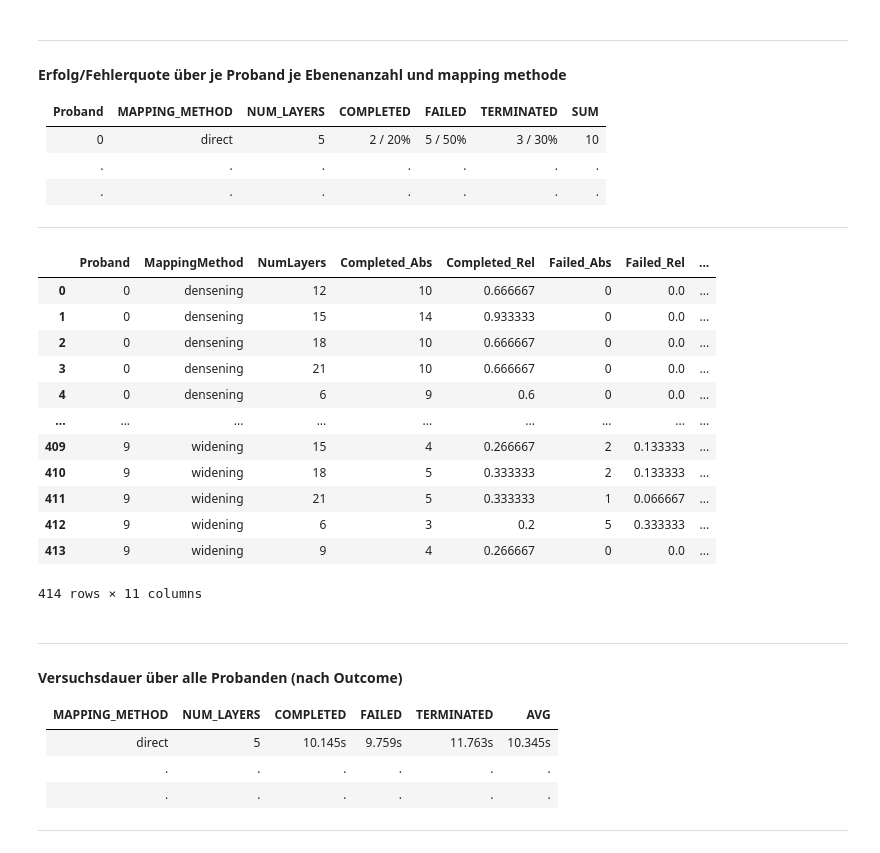
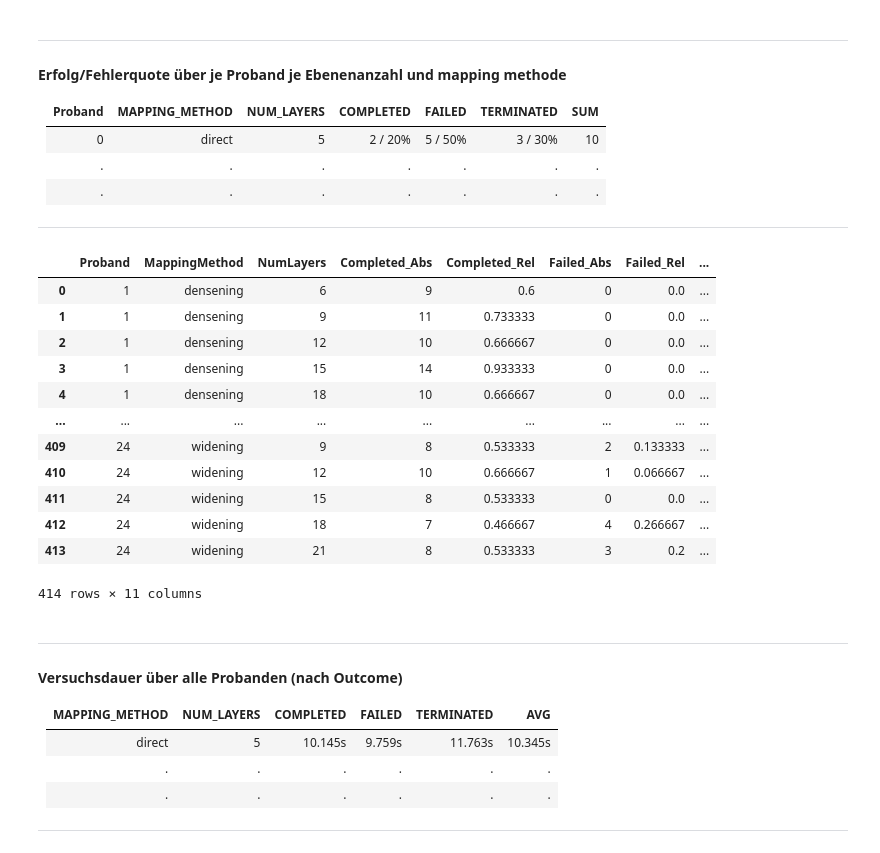
Before and after one commit to visualengineers/reflex-avi2022-results, a Jupyter notebook: code/zelasto study.ipynb, the cells around one changed output. Cells and saved outputs as stored; diff of their text form; code cells hidden in the pictures.

```diff
--- a/code/zelasto study.ipynb
+++ b/code/zelasto study.ipynb
@@ -548,7 +468,7 @@ Float64Index([12.221,    9.3, 11.357, 10.526,  9.006,  9.445, 12.669,   8.59,
 | .              | .         | .       | .          | .   |
 ---
 # %%
-df_resultStat = pd.read_csv('results.csv', sep=";", names = cn_result)
+df_resultStat = pd.read_csv('results.csv', sep=";")
 df_resultStat = df_resultStat.iloc[1: , :]
 
 cn_rates = ["NumLayers", "Completed_Abs", "Completed_Rel", "Failed_Abs", "Failed_Rel", "Terminated_Abs", "Terminated_Rel", "Sum"]
@@ -611,7 +531,7 @@ df_rates.to_csv(r'rates_global_layers.csv', sep= ";")
 | .           | .              | .         | .       | .          | .   |
 ---
 # %%
-df_resultStat = pd.read_csv('results.csv', sep=";", names = cn_result)
+df_resultStat = pd.read_csv('results.csv', sep=";")
 df_resultStat = df_resultStat.iloc[1: , :]
 
 cn_rates = ["Proband", "NumLayers", "Completed_Abs", "Completed_Rel", "Failed_Abs", "Failed_Rel", "Terminated_Abs", "Terminated_Rel", "Sum"]
@@ -681,7 +601,7 @@ df_rates.to_csv(r'rates_subject_layers.csv', sep= ";")
 | .              | .          | .         | .       | .          | .   |
 ---
 # %%
-df_resultStat = pd.read_csv('results.csv', sep=";", names = cn_result)
+df_resultStat = pd.read_csv('results.csv', sep=";")
 df_resultStat = df_resultStat.iloc[1: , :]
 
 cn_rates = ["MappingMethod", "NumLayers", "Completed_Abs", "Completed_Rel", "Failed_Abs", "Failed_Rel", "Terminated_Abs", "Terminated_Rel", "Sum"]
@@ -755,7 +675,7 @@ df_rates.to_csv(r'rates_global_mapping_layers.csv', sep= ";")
 | .       | .              | .          | .         | .       | .          | .   |
 ---
 # %%
-df_resultStat = pd.read_csv('results.csv', sep=";", names = cn_result)
+df_resultStat = pd.read_csv('results.csv', sep=";")
 df_resultStat = df_resultStat.iloc[1: , :]
 
 cn_rates = ["Proband", "MappingMethod", "NumLayers", "Completed_Abs", "Completed_Rel", "Failed_Abs", "Failed_Rel", "Terminated_Abs", "Terminated_Rel", "Sum"]
@@ -775,44 +695,44 @@ count = grouped["Result"].count()
 
 for index, value in count.items():
     rate = df_rates.loc[(df_rates["Proband"] == index[0]) & (df_rates["MappingMethod"] == index[1]) & (df_rates["NumLayers"] == index[2])]
     r_index = rate.index
 
     if index[3] == " COMPLETED":
         compl_sum = int(rate["Completed_Abs"]) + value;
         df_rates.iat[r_index[0], 3] = compl_sum
 
     if index[3] == " FAILED":
         fail_sum = int(rate["Failed_Abs"]) + value;
         df_rates.iat[r_index[0], 5] = fail_sum
 
     if index[3] == " TERMINATED":
         term_sum = int(rate["Terminated_Abs"]) + value;
         df_rates.iat[r_index[0], 7] = term_sum
 
 
 df_rates["Sum"] = df_rates["Completed_Abs"] + df_rates["Failed_Abs"] + df_rates["Terminated_Abs"]
 df_rates["Completed_Rel"] = df_rates["Completed_Abs"] / df_rates["Sum"]
 df_rates["Failed_Rel"] = df_rates["Failed_Abs"] / df_rates["Sum"]
 df_rates["Terminated_Rel"] = df_rates["Terminated_Abs"] / df_rates["Sum"]
 
 df_rates["Sum_Rel"] = df_rates["Completed_Rel"] + df_rates["Failed_Rel"] + df_rates["Terminated_Rel"]
 
 display(df_rates.sort_values(by=["Proband", "MappingMethod", "NumLayers"]))
 
 df_rates.to_csv(r'rates_subject_mapping_layers.csv', sep= ";")
 # %% [output]
 |  | Proband | MappingMethod | NumLayers | Completed_Abs | Completed_Rel | Failed_Abs | Failed_Rel | ... |
-| 0 | 0 | densening | 12 | 10 | 0.666667 | 0 | 0.0 | ... |
-| 1 | 0 | densening | 15 | 14 | 0.933333 | 0 | 0.0 | ... |
-| 2 | 0 | densening | 18 | 10 | 0.666667 | 0 | 0.0 | ... |
-| 3 | 0 | densening | 21 | 10 | 0.666667 | 0 | 0.0 | ... |
-| 4 | 0 | densening | 6 | 9 | 0.6 | 0 | 0.0 | ... |
+| 0 | 1 | densening | 6 | 9 | 0.6 | 0 | 0.0 | ... |
+| 1 | 1 | densening | 9 | 11 | 0.733333 | 0 | 0.0 | ... |
+| 2 | 1 | densening | 12 | 10 | 0.666667 | 0 | 0.0 | ... |
+| 3 | 1 | densening | 15 | 14 | 0.933333 | 0 | 0.0 | ... |
+| 4 | 1 | densening | 18 | 10 | 0.666667 | 0 | 0.0 | ... |
 | ... | ... | ... | ... | ... | ... | ... | ... | ... |
-| 409 | 9 | widening | 15 | 4 | 0.266667 | 2 | 0.133333 | ... |
-| 410 | 9 | widening | 18 | 5 | 0.333333 | 2 | 0.133333 | ... |
-| 411 | 9 | widening | 21 | 5 | 0.333333 | 1 | 0.066667 | ... |
-| 412 | 9 | widening | 6 | 3 | 0.2 | 5 | 0.333333 | ... |
-| 413 | 9 | widening | 9 | 4 | 0.266667 | 0 | 0.0 | ... |
+| 409 | 24 | widening | 9 | 8 | 0.533333 | 2 | 0.133333 | ... |
+| 410 | 24 | widening | 12 | 10 | 0.666667 | 1 | 0.066667 | ... |
+| 411 | 24 | widening | 15 | 8 | 0.533333 | 0 | 0.0 | ... |
+| 412 | 24 | widening | 18 | 7 | 0.466667 | 4 | 0.266667 | ... |
+| 413 | 24 | widening | 21 | 8 | 0.533333 | 3 | 0.2 | ... |
 414 rows × 11 columns
 # %% [markdown]
 ---
```
Also changed, not shown: parts of 9 cells of this notebook, 9 other files.
